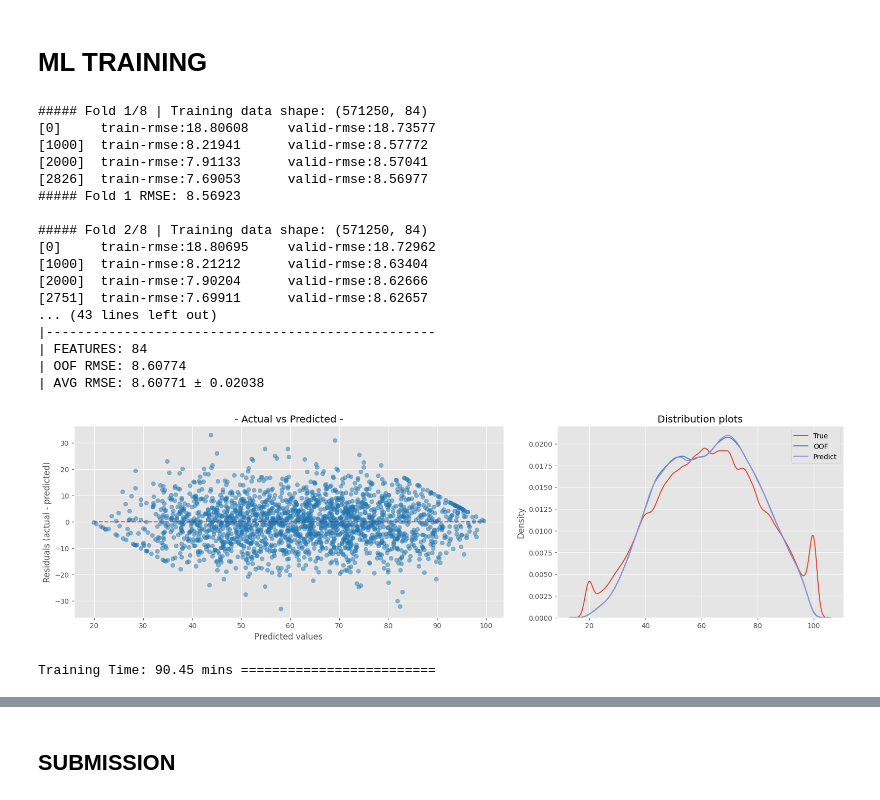
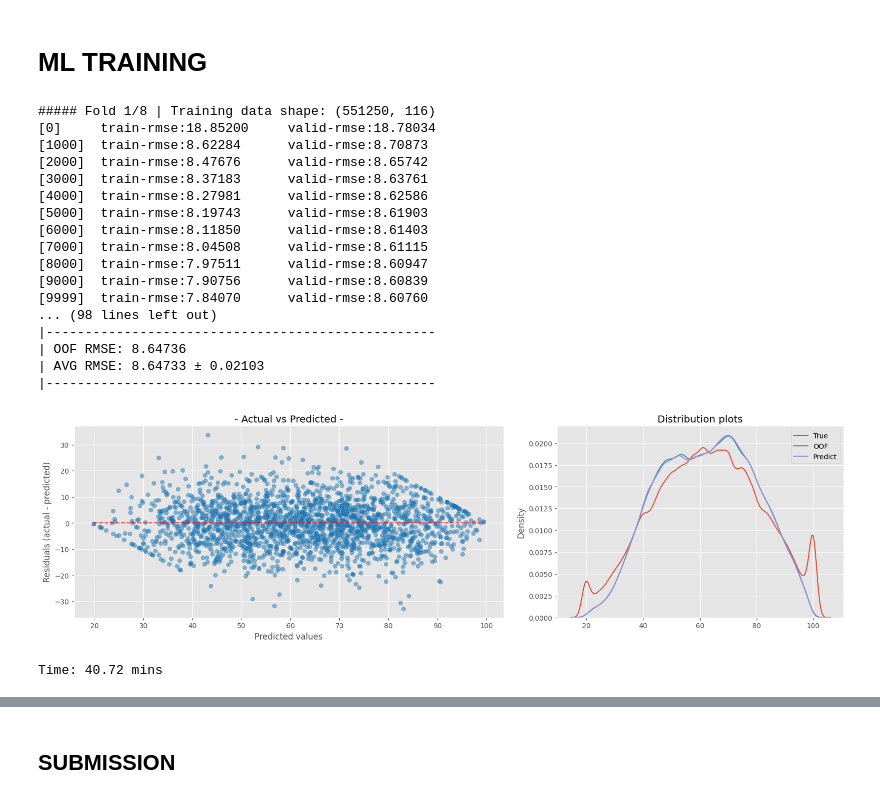
Before and after one commit to coded-sly/ps6e1-Student-Test-Score, a Jupyter notebook: ps6e1-xgb-orig-basescore.ipynb, the cells around one changed output, grey strips where cells are left out. Saved outputs shown, nothing was run; the diff lists cells and outputs as text; code cells hidden in the pictures.

```diff
--- a/ps6e1-xgb-orig-basescore.ipynb
+++ b/ps6e1-xgb-orig-basescore.ipynb
@@ -196,0 +303,8 @@ unique_counts_df.style.background_gradient(cmap='bone')
+# %%
+## -- Merge datasets --
+top_cols = ext_train.columns.tolist()
+
+train = pd.concat([train, ext_train], axis=1)
+test = pd.concat([test, ext_test], axis=1)
+
+train.head(3)
@@ -384,12 +503,12 @@ Feature sets defined!
 # DOUBLES = [c for c in BASE if train_df[c].dtype == 'float']
 ROUND = []
 
-for col in tqdm(TOP_PREDICTORS+['formula']):
+for col in tqdm(TOP_PREDICTORS): #+['formula']
     for r in range(-2, 4):
         n = f"{col}_r{r}"
         train[n] = train[col].round(r).astype('int32')
-        test[n] = test[col].round(r).astype('int32')
-        orig[n] = test[col].round(r).astype('int32')
+        test[n]  = test[col].round(r).astype('int32')
+        orig[n]  = test[col].round(r).astype('int32')
 
         ## -- Drop constant features --
         if train[n].nunique() < 3:
@@ -422,7 +536,7 @@ dtype: int64
 ## -- Extract Digits --
 DIGITS = []
 
-for col in tqdm(TOP_PREDICTORS+['sleep_hours','formula']):
+for col in tqdm(TOP_PREDICTORS+['sleep_hours']): # , 'formula'
     for d in range(-2, 4):
         n = f'{col}_d{d}'
         train[n] = ((train[col] * 10**d) % 10).fillna(-1).astype('int32')
@@ -794,9 +902,9 @@ for i, (train_idx, val_idx) in enumerate(kf.split(X)):
     X_test = test[FEATURES].copy()
 
     # ## -- Concatenate original data if not base_score --
-    if not USE_ORIG_COL and not USE_BASE:
-        X_train = pd.concat([X_train, orig[FEATURES]], ignore_index=True)
-        y_train = np.concatenate([y_train, orig[TARGET].values], axis=0)
+    # if not USE_ORIG_COL and not USE_BASE:
+    #     X_train = pd.concat([X_train, orig[FEATURES]], ignore_index=True)
+    #     y_train = np.concatenate([y_train, orig[TARGET].values], axis=0)
 
     ## -- TE Opt1. -> Using CUSTOM
     TE = TargetEncoder(ROUND, cv=5, smooth='auto', aggs=['mean'], drop_original=True)
@@ -821,21 +929,22 @@ for i, (train_idx, val_idx) in enumerate(kf.split(X)):
     X_val   = combined.iloc[len(X_train):len(X_train)+len(X_val)]
     X_test  = combined.iloc[len(X_train)+len(X_val):]
 
+    suffix = 'gbdt_ext'
     params = {
         # 'sampling_method': 'gradient_based',
         # # ---------------------------------------
         # 'grow_policy': 'lossguide',
         # 'max_leaves': 128,
-        'max_depth': 8,  # 0 if lossguide
+        'max_depth': 8, # 0 if lossguide
         # ---------------------------------------
         'objective': 'reg:squarederror',
         'eval_metric': "rmse",
-        'learning_rate': 0.008,
+        'learning_rate': 0.005,
         'subsample': 0.85,
-        'colsample_bytree': 0.35,
+        'colsample_bytree': 0.3, # orig->0.35, ext1->0.3, ext2->0.3
         'reg_lambda': 3.0,
         'reg_alpha': 1.5, # disable for lossguide
-        'min_child_weight': 5,
+        'min_child_weight': 10,
         # 'max_cat_to_onehot': 9,
         'random_state': SEED,
         'verbosity': 0,
@@ -858,7 +967,7 @@ for i, (train_idx, val_idx) in enumerate(kf.split(X)):
         dtrain,
         num_boost_round = 10_000,
         evals = [(dtrain, "train"), (dval, "valid")],
-        early_stopping_rounds = 250,
+        early_stopping_rounds = 200,
         verbose_eval = 1000,
     )
 
@@ -875,54 +984,54 @@ for i, (train_idx, val_idx) in enumerate(kf.split(X)):
 ## -- After all folds --
 overall_score = np.round(rmse(y, oof_preds), 5)
 print(f"|{'-'*50}{COLOR}")
-print(f"| FEATURES: {len(X_train.columns)}")
 print(f"| OOF RMSE: {overall_score}")
 print(f"| AVG RMSE: {np.mean(fold_scores):.5f} ± {np.std(fold_scores):.5f}{RESET}")
+print(f"|{'-'*50}")
 
 ## -- plot_error --
 _, axs = plt.subplots(1, 2, figsize=(20, 5), gridspec_kw={'width_ratios':[0.6, 0.4], 'wspace':0.15})
 display = PredictionErrorDisplay.from_predictions(
     pd.Series(y), oof_preds, ax=axs[0], subsample=2000,
     # kind = "actual_vs_predicted",
     scatter_kwargs={"alpha": 0.5}, line_kwargs={'color': 'r'},
         )
 axs[0].set_title(f"- Actual vs Predicted -")
 
 LABELS = ['True', 'OOF', 'Predict']
 sns.kdeplot(y, ax=axs[1], label=LABELS[0])
 sns.kdeplot(oof_preds, ax=axs[1], label=LABELS[1])
 sns.kdeplot(test_preds, ax=axs[1], label=LABELS[2])
 axs[1].set_title(f"Distribution plots")
 
 for ax in axs:
     # ax.grid(False)
     ax.spines['top'].set_visible(False)
     ax.spines['right'].set_visible(False)
 
 plt.legend()
 plt.tight_layout()
 plt.show()
 
 tok = time()
 tiktok = (tok-tik) / 60
-print(f"Training Time: {tiktok:.2f} mins {'='*25}")
+print(f"Time: {tiktok:.2f} mins")
 # %% [output]
-##### Fold 1/8 | Training data shape: (571250, 84)
-[0]     train-rmse:18.80608     valid-rmse:18.73577
-[1000]  train-rmse:8.21941      valid-rmse:8.57772
-[2000]  train-rmse:7.91133      valid-rmse:8.57041
-[2826]  train-rmse:7.69053      valid-rmse:8.56977
-##### Fold 1 RMSE: 8.56923
-
-##### Fold 2/8 | Training data shape: (571250, 84)
-[0]     train-rmse:18.80695     valid-rmse:18.72962
-[1000]  train-rmse:8.21212      valid-rmse:8.63404
-[2000]  train-rmse:7.90204      valid-rmse:8.62666
-[2751]  train-rmse:7.69911      valid-rmse:8.62657
-... (43 lines left out)
+##### Fold 1/8 | Training data shape: (551250, 116)
+[0]     train-rmse:18.85200     valid-rmse:18.78034
+[1000]  train-rmse:8.62284      valid-rmse:8.70873
+[2000]  train-rmse:8.47676      valid-rmse:8.65742
+[3000]  train-rmse:8.37183      valid-rmse:8.63761
+[4000]  train-rmse:8.27981      valid-rmse:8.62586
+[5000]  train-rmse:8.19743      valid-rmse:8.61903
+[6000]  train-rmse:8.11850      valid-rmse:8.61403
+[7000]  train-rmse:8.04508      valid-rmse:8.61115
+[8000]  train-rmse:7.97511      valid-rmse:8.60947
+[9000]  train-rmse:7.90756      valid-rmse:8.60839
+[9999]  train-rmse:7.84070      valid-rmse:8.60760
+... (98 lines left out)
 |--------------------------------------------------
-| FEATURES: 84
-| OOF RMSE: 8.60774
-| AVG RMSE: 8.60771 ± 0.02038
+| OOF RMSE: 8.64736
+| AVG RMSE: 8.64733 ± 0.02103
+|--------------------------------------------------
-[figure, old version]
+[figure, new version]
-Training Time: 90.45 mins =========================
+Time: 40.72 mins
```
Also changed, not shown: parts of 19 cells of this notebook.
